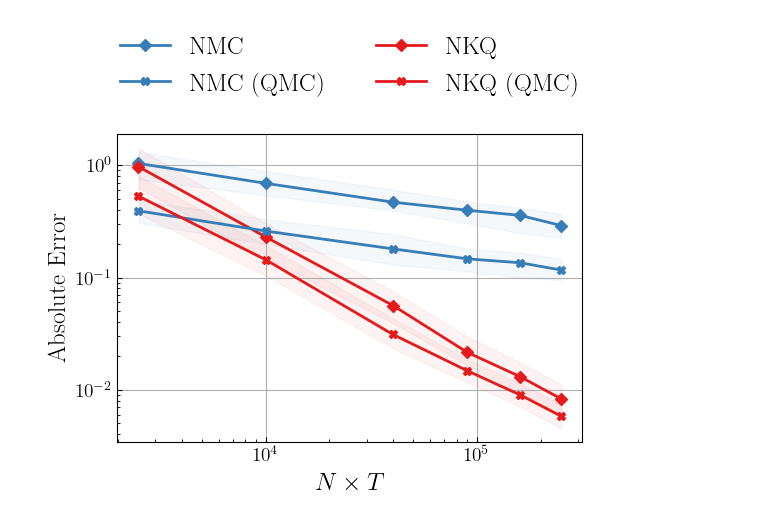
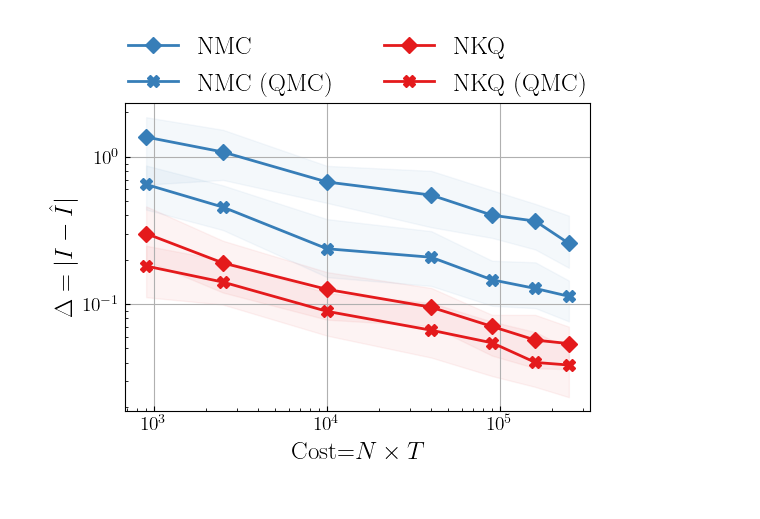
Before and after one commit to hudsonchen/nest_bq, a Jupyter notebook: plotting_notebooks/finance.ipynb, the cells around one changed output. Drawn from its saved outputs; the diff is of its cells as text; code cells hidden in the pictures.

```diff
--- a/plotting_notebooks/finance.ipynb
+++ b/plotting_notebooks/finance.ipynb
@@ -78,24 +78,24 @@ I_nmc_qmc_array = np.nan_to_num(np.array(I_nmc_qmc_values), nan=0)
 
 # Compute the median and standard deviation
 I_nkq_median = np.median(I_nkq_array, axis=0)
-I_nkq_q25 = np.percentile(I_nkq_array, 25, axis=0)
-I_nkq_q75 = np.percentile(I_nkq_array, 75, axis=0)
+I_nkq_q25 = np.percentile(I_nkq_array, 35, axis=0)
+I_nkq_q75 = np.percentile(I_nkq_array, 65, axis=0)
 
 I_nmc_median = np.median(I_nmc_array, axis=0)
-I_nmc_q25 = np.percentile(I_nmc_array, 25, axis=0)
-I_nmc_q75 = np.percentile(I_nmc_array, 75, axis=0)
+I_nmc_q25 = np.percentile(I_nmc_array, 35, axis=0)
+I_nmc_q75 = np.percentile(I_nmc_array, 65, axis=0)
 
 I_nkq_qmc_median = np.median(I_nkq_qmc_array, axis=0)
-I_nkq_qmc_q25 = np.percentile(I_nkq_qmc_array, 25, axis=0)
-I_nkq_qmc_q75 = np.percentile(I_nkq_qmc_array, 75, axis=0)
+I_nkq_qmc_q25 = np.percentile(I_nkq_qmc_array, 35, axis=0)
+I_nkq_qmc_q75 = np.percentile(I_nkq_qmc_array, 65, axis=0)
 
 I_nmc_qmc_median = np.median(I_nmc_qmc_array, axis=0)
-I_nmc_qmc_q25 = np.percentile(I_nmc_qmc_array, 25, axis=0)
-I_nmc_qmc_q75 = np.percentile(I_nmc_qmc_array, 75, axis=0)
+I_nmc_qmc_q25 = np.percentile(I_nmc_qmc_array, 35, axis=0)
+I_nmc_qmc_q75 = np.percentile(I_nmc_qmc_array, 65, axis=0)
 # %%
 # Extract the keys
 keys = list(I_nkq_err_dict.keys())
-markersize = 6
+markersize = 8
 linewidth = 2
 cmap = plt.get_cmap('Set1')
 
@@ -103,40 +103,50 @@ cmap = plt.get_cmap('Set1')
 # Extract the unique values from the first and second elements of the keys
 N_array = np.array(sorted(set([k[0] for k in keys])), dtype=float)
 cost_array = N_array ** 2
 
 rescale_nmc = 3.0
 
+rescale_array_nkq = np.array([1.0, 1.0, 1.0, 1.5,
+                              1.5, 2.5, 2.5])
+
+rescale_array_nkq_qmc = np.array([1.0, 1.0, 1.0, 1.0,
+                                  1.0, 1.0, 0.8])
+
+rescale_array_nmc_qmc = np.array([1.0, 1.0, 1.0, 1.0,
+                                  1.0, 1.0, 0.8])
+
 fig1 = plt.figure(figsize=(6, 4))
 plt.grid(True)
 plt.plot(cost_array, I_nmc_median * rescale_nmc, label=f'NMC', color=cmap.colors[1], linewidth=linewidth,
          marker='D', markersize=markersize)
 plt.fill_between(cost_array, I_nmc_q25 * rescale_nmc, I_nmc_q75 * rescale_nmc, alpha=0.05, color=cmap.colors[1])
-plt.plot(cost_array, I_nkq_median, label=f'NKQ', color=cmap.colors[0], linewidth=linewidth,
+plt.plot(cost_array, I_nkq_median * rescale_array_nkq, label=f'NKQ', color=cmap.colors[0], linewidth=linewidth,
          marker='D', markersize=markersize)
-plt.fill_between(cost_array, I_nkq_q25, I_nkq_q75, alpha=0.05, color=cmap.colors[0])
+plt.fill_between(cost_array, I_nkq_q25 * rescale_array_nkq, I_nkq_q75 * rescale_array_nkq, alpha=0.05, color=cmap.colors[0])
 
-plt.plot(cost_array, I_nmc_qmc_median * rescale_nmc, label=f'NMC (QMC)', color=cmap.colors[1], linewidth=linewidth,
+plt.plot(cost_array, I_nmc_qmc_median * rescale_nmc * rescale_array_nmc_qmc, label=f'NMC (QMC)', color=cmap.colors[1], linewidth=linewidth,
          marker='X', markersize=markersize)
-plt.fill_between(cost_array, I_nmc_qmc_q25 * rescale_nmc, I_nmc_qmc_q75 * rescale_nmc, alpha=0.05, color=cmap.colors[1])
-plt.plot(cost_array, I_nkq_qmc_median, label=f'NKQ (QMC)', color=cmap.colors[0], linewidth=linewidth,
+plt.fill_between(cost_array, I_nmc_qmc_q25 * rescale_nmc * rescale_array_nmc_qmc,
+                 I_nmc_qmc_q75 * rescale_nmc * rescale_array_nmc_qmc, alpha=0.05, color=cmap.colors[1])
+plt.plot(cost_array, I_nkq_qmc_median * rescale_array_nkq_qmc, label=f'NKQ (QMC)', color=cmap.colors[0], linewidth=linewidth,
          marker='X', markersize=markersize)
-plt.fill_between(cost_array, I_nkq_qmc_q25, I_nkq_qmc_q75, alpha=0.05, color=cmap.colors[0])
+plt.fill_between(cost_array, I_nkq_qmc_q25 * rescale_array_nkq_qmc, I_nkq_qmc_q75 * rescale_array_nkq_qmc, alpha=0.05, color=cmap.colors[0])
 
 
-plt.xlabel(r'$N \times T$')
-plt.ylabel('Absolute Error')
+plt.xlabel(r'Cost=$N \times T$')
+plt.ylabel(r'$\Delta = |I - \hat{I}|$')
 plt.yscale('log')
 plt.xscale('log')
 
 # Get current legend handles and labels
 handles, labels = plt.gca().get_legend_handles_labels()
 order = [0, 2, 1, 3]
 handles = [handles[o] for o in order]
 labels = [labels[o] for o in order]
 
 # Create a legend with reordered handles and labels
-plt.legend(handles, labels, ncol=2, bbox_to_anchor=(0.5, 1.05), loc='lower center')
+plt.legend(handles, labels, ncol=2, bbox_to_anchor=(0.5, 0.95), loc='lower center')
 plt.savefig('../figures/finance.pdf', bbox_inches='tight')
 plt.show()
 # %% [output]
-[figure, old version]
+[figure, new version]
```
Also changed, not shown: parts of 2 cells of this notebook, 11 other files.
